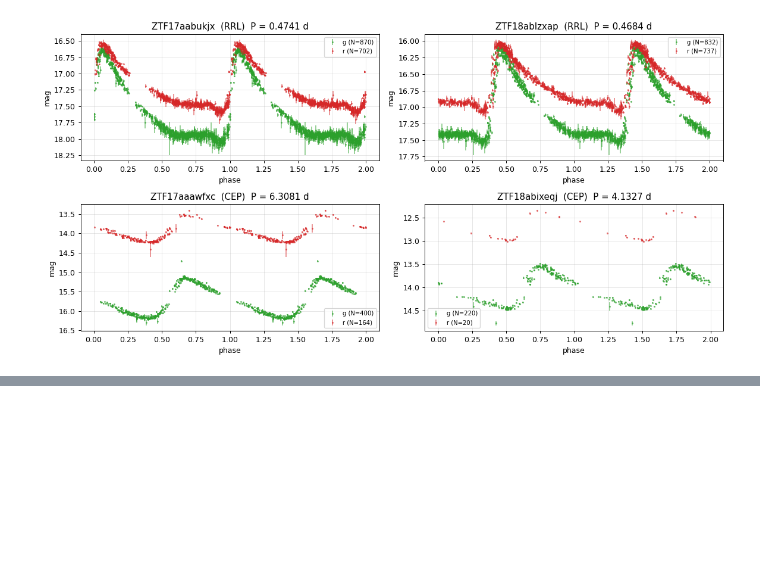
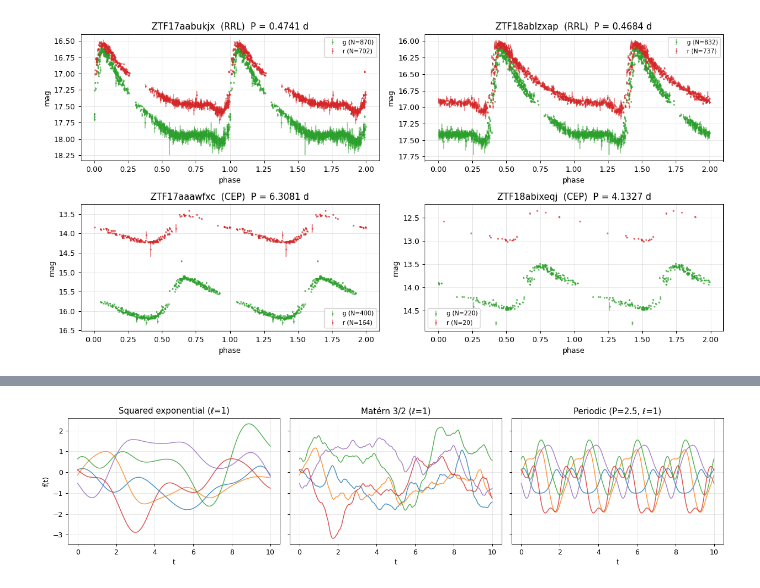
Before and after one commit to fforster/AS4501, a Jupyter notebook: Timeseries/timeseries_examples.ipynb, the cells around one changed output, grey strips where cells are left out. Cells and saved outputs as stored; diff of their text form; code cells hidden in the pictures; blank space fills up the shorter version.

```diff
--- a/Timeseries/timeseries_examples.ipynb
+++ b/Timeseries/timeseries_examples.ipynb
@@ -1504,0 +1516,24 @@ plt.tight_layout(); plt.show()
+# %%
+from sklearn.gaussian_process.kernels import RBF, Matern, ExpSineSquared
+
+def gp_prior_samples(kernel, t, n_samples=5, rng=None):
+    rng = np.random.default_rng(0) if rng is None else rng
+    K = kernel(t[:, None], t[:, None]) + 1e-8 * np.eye(len(t))
+    L = np.linalg.cholesky(K)
+    return (L @ rng.normal(size=(len(t), n_samples))).T
+
+t = np.linspace(0, 10, 400)
+kernels = {
+    'Squared exponential (ℓ=1)': RBF(length_scale=1.0),
+    'Matérn 3/2 (ℓ=1)':           Matern(length_scale=1.0, nu=1.5),
+    'Periodic (P=2.5, ℓ=1)':      ExpSineSquared(length_scale=1.0, periodicity=2.5),
+}
+fig, axes = plt.subplots(1, 3, figsize=(14, 3.5), sharey=True)
+for ax, (name, k) in zip(axes, kernels.items()):
+    for sample in gp_prior_samples(k, t, n_samples=5):
+        ax.plot(t, sample, lw=1.2, alpha=0.8)
+    ax.set_title(name); ax.set_xlabel('t')
+axes[0].set_ylabel('f(t)')
+plt.tight_layout(); plt.show()
+# %% [output]
+[figure, added]
```
Also changed, not shown: parts of 10 cells of this notebook, 6 other files.
